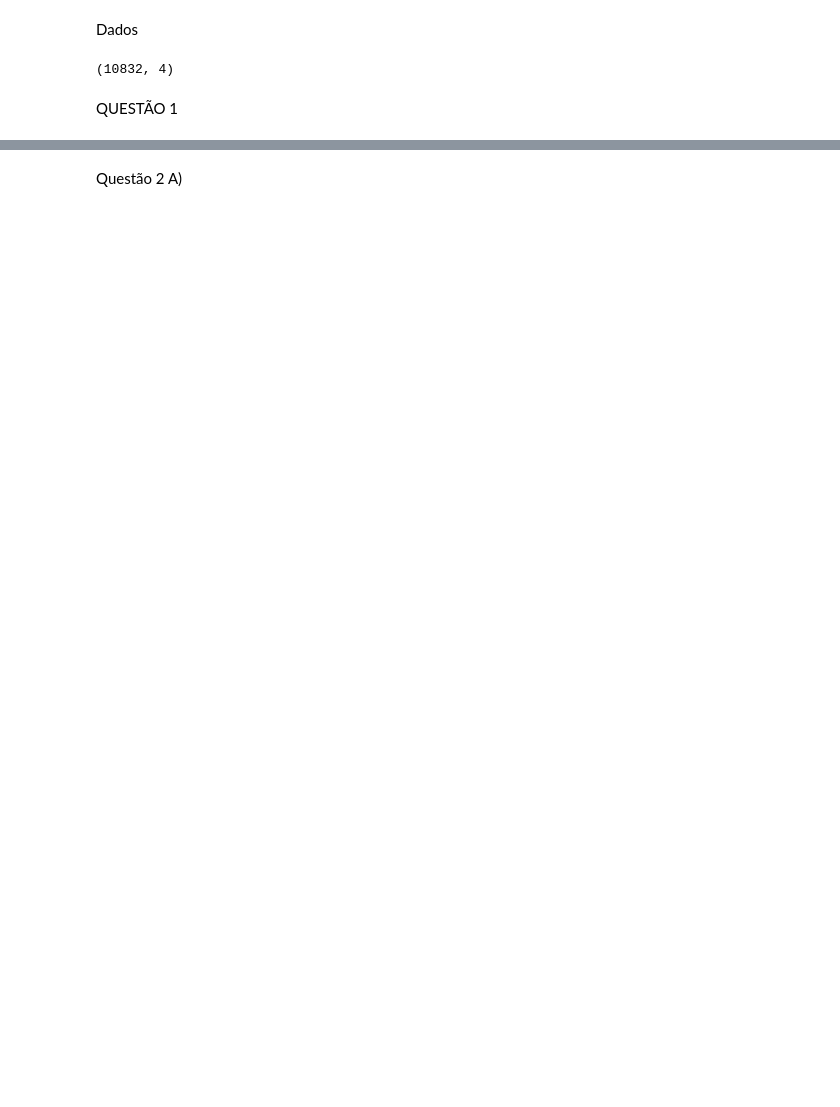
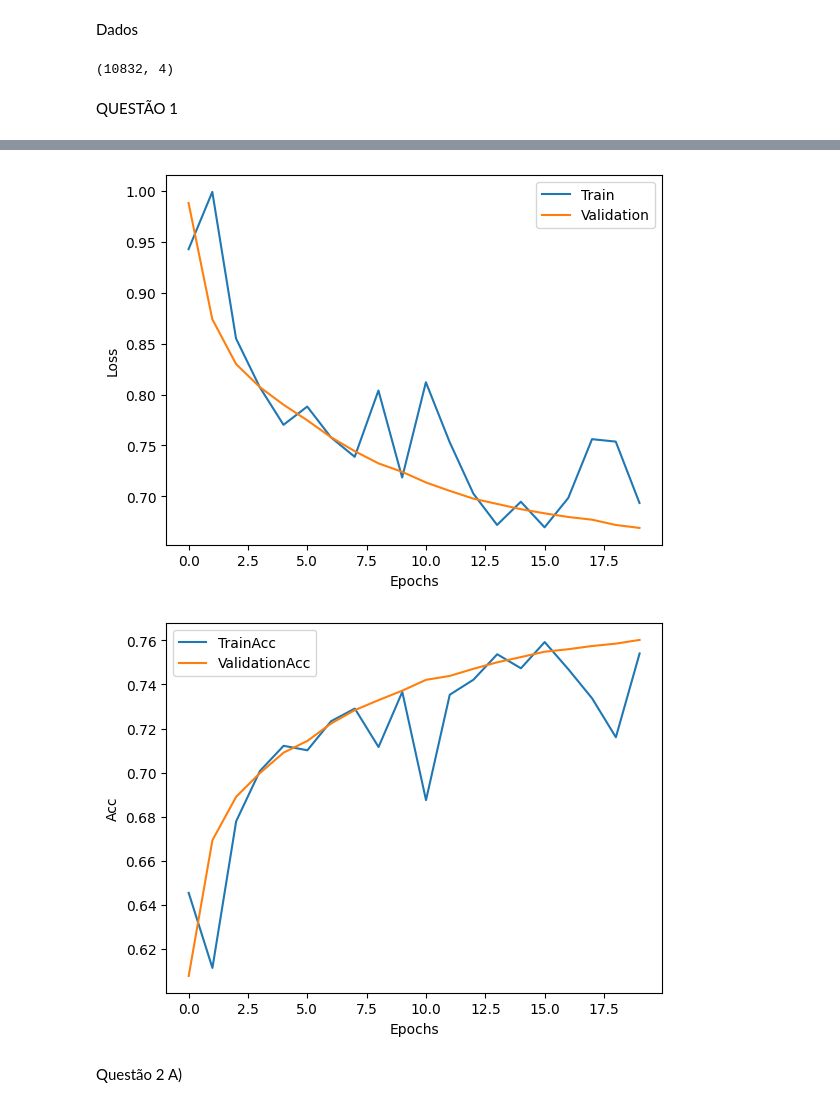
Before and after one commit to RodsCoimbra/IST-Aprof, a Jupyter notebook: Homework1/AprofBeta/APROF.ipynb, the cells around one changed output, grey strips where cells are left out. Drawn from its saved outputs; the diff is of its cells as text; code cells hidden in the pictures; blank space fills up the shorter version.

```diff
--- a/Homework1/AprofBeta/APROF.ipynb
+++ b/Homework1/AprofBeta/APROF.ipynb
@@ -89,14 +130,6 @@ plt.show()
 Modelo1 = Sequential()
 Modelo1.add(Dense(16, input_shape=(784,), activation='relu'))
 Modelo1.add(Dense(4,activation='softmax'))
-Modelo1.compile(optimizer=keras.SGD(lr=0.1), loss='categorical_crossentropy', metrics=['accuracy'])
+Modelo1.compile(optimizer=keras.SGD(learning_rate=0.1), loss='categorical_crossentropy', metrics=['accuracy'])
 Resultado = Modelo1.fit(x=X_train, y=Y_train, epochs=20, validation_data=(X_val, Y_val), verbose=2, batch_size=16)
 K.clear_session()
-plotValLoss = Resultado.history['val_loss']
-plotLoss = Resultado.history['loss']
-plt.plot(plotValLoss)
-plt.plot(plotValLoss)
-plt.xlabel('Epochs')
-plt.ylabel('Loss')
-plt.legend(['Train', 'Validation'])
-plt.show()
@@ -103,3 +154,23 @@ plt.show()
+# %%
+plotValLoss = Resultado.history['val_loss']
+plotLoss = Resultado.history['loss']
+plt.plot(plotValLoss)
+plt.plot(plotLoss)
+plt.xlabel('Epochs')
+plt.ylabel('Loss')
+plt.legend(['Train', 'Validation'])
+plt.show()
+plotValLoss = Resultado.history['val_accuracy']
+plotLoss = Resultado.history['accuracy']
+plt.plot(plotValLoss)
+plt.plot(plotLoss)
+plt.xlabel('Epochs')
+plt.ylabel('Acc')
+plt.legend(['TrainAcc', 'ValidationAcc'])
+plt.show()
+# %% [output]
+[figure, added]
+[figure, added]
 # %% [markdown]
 Questão 2 A)
 # %%
```
Also changed, not shown: parts of 23 cells of this notebook.
